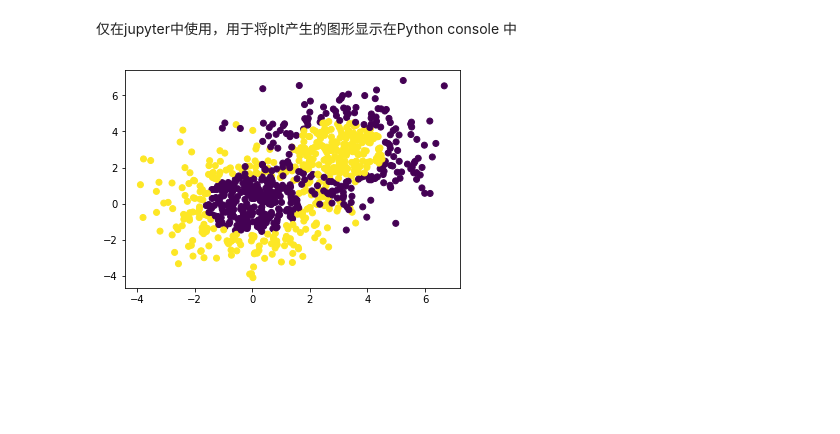
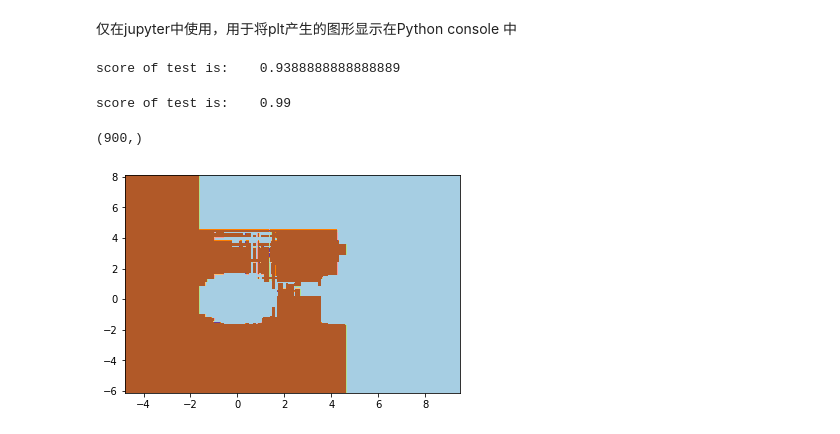
Before and after one commit to seanwu506/pinard, a Jupyter notebook: Adaboost.ipynb, the cells around one changed output. Drawn from its saved outputs; the diff is of its cells as text; code cells hidden in the pictures; blank space fills up the shorter version.

```diff
--- a/Adaboost.ipynb
+++ b/Adaboost.ipynb
@@ -17,7 +18,5 @@ x2,y2 = make_gaussian_quantiles(mean = (3,3),cov = 2, n_samples = 400,n_features
 x = np.concatenate((x1,x2))
 y = np.concatenate((y1,-y2+1))
 
-plt.scatter(x[:, 0],x[:, 1], marker='o', c=y)
-plt.show()
+#plt.scatter(x[:, 0],x[:, 1], marker='o', c=y)
+#plt.show()
-# %% [output]
-[figure, removed]
@@ -25,0 +23,33 @@ bdt = AdaBoostClassifier(DecisionTreeClassifier())
+# %%
+bdt = AdaBoostClassifier(DecisionTreeClassifier(max_depth=2,min_samples_split = 20,min_samples_leaf = 5),
+                        algorithm="SAMME",n_estimators = 200,learning_rate=0.8)
+bdt.fit(x,y)
+print('score of test is:   ',bdt.score(x,y))
+# %% [output]
+score of test is:    0.9388888888888889
+# %%
+bdt = AdaBoostClassifier(DecisionTreeClassifier(max_depth=3,min_samples_split = 20,min_samples_leaf = 5),
+                        algorithm="SAMME",n_estimators = 200,learning_rate=0.8)
+bdt.fit(x,y)
+print('score of test is:   ',bdt.score(x,y))
+# %% [output]
+score of test is:    0.99
+# %%
+y.shape
+# %% [output]
+(900,)
+# %%
+
+x1_min, x1_max = x[:,0].min()-1,x[:,0].max()+1
+x2_min, x2_max = x[:,1].min()-1,x[:,1].max()+1
+
+xx,yy = np.meshgrid(np.arange(x1_min,x1_max,0.02),np.arange(x2_min,x2_max,0.02))
+
+z = bdt.predict(np.c_[xx.reshape(-1),yy.reshape(-1)])
+z = z.reshape(xx.shape)
+
+plt.contourf(xx, yy, z, cmap=plt.cm.Paired)
+
+plt.show()
+# %% [output]
+[figure, added]
```
Also changed, not shown: parts of 7 cells of this notebook.
